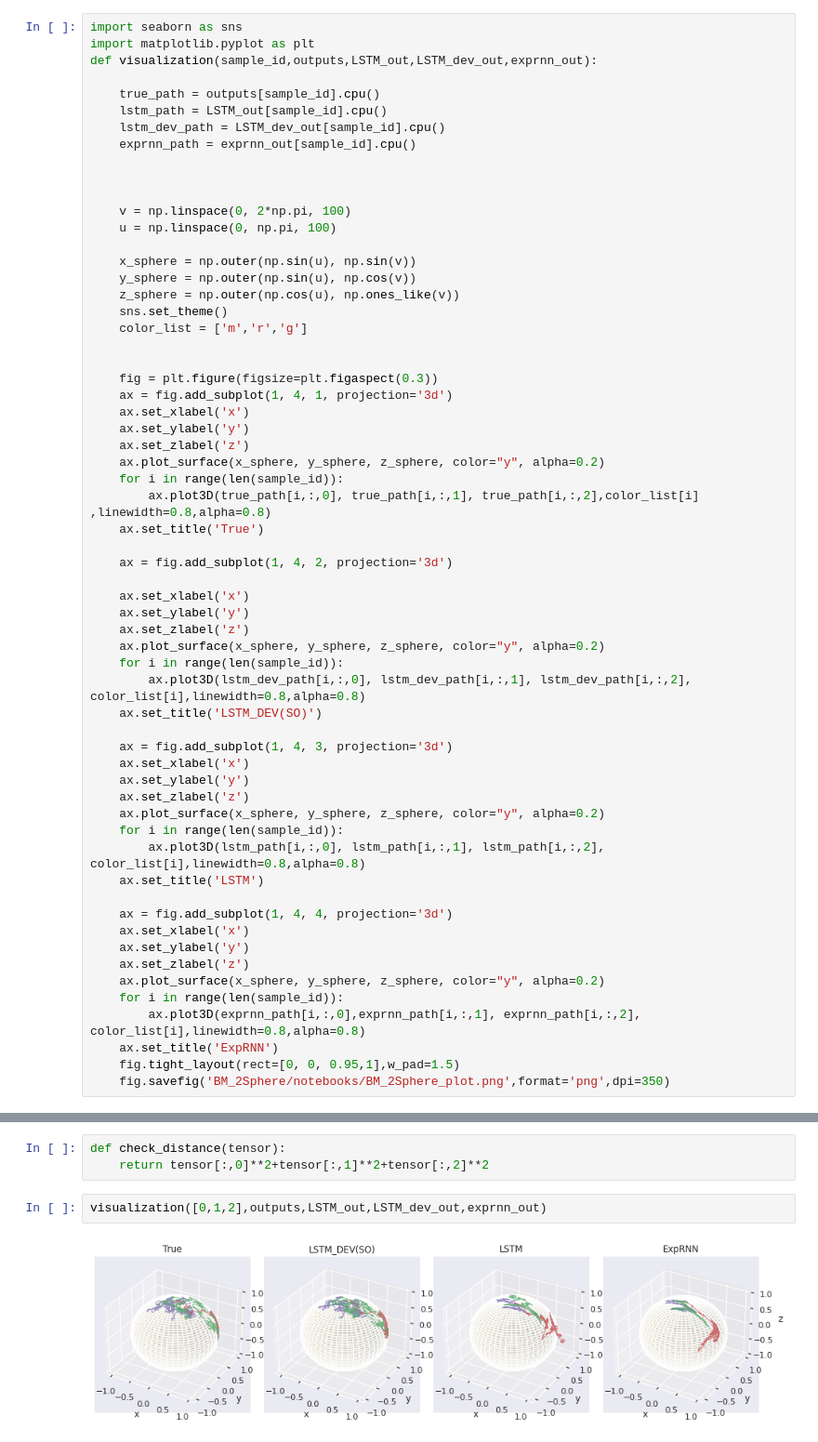
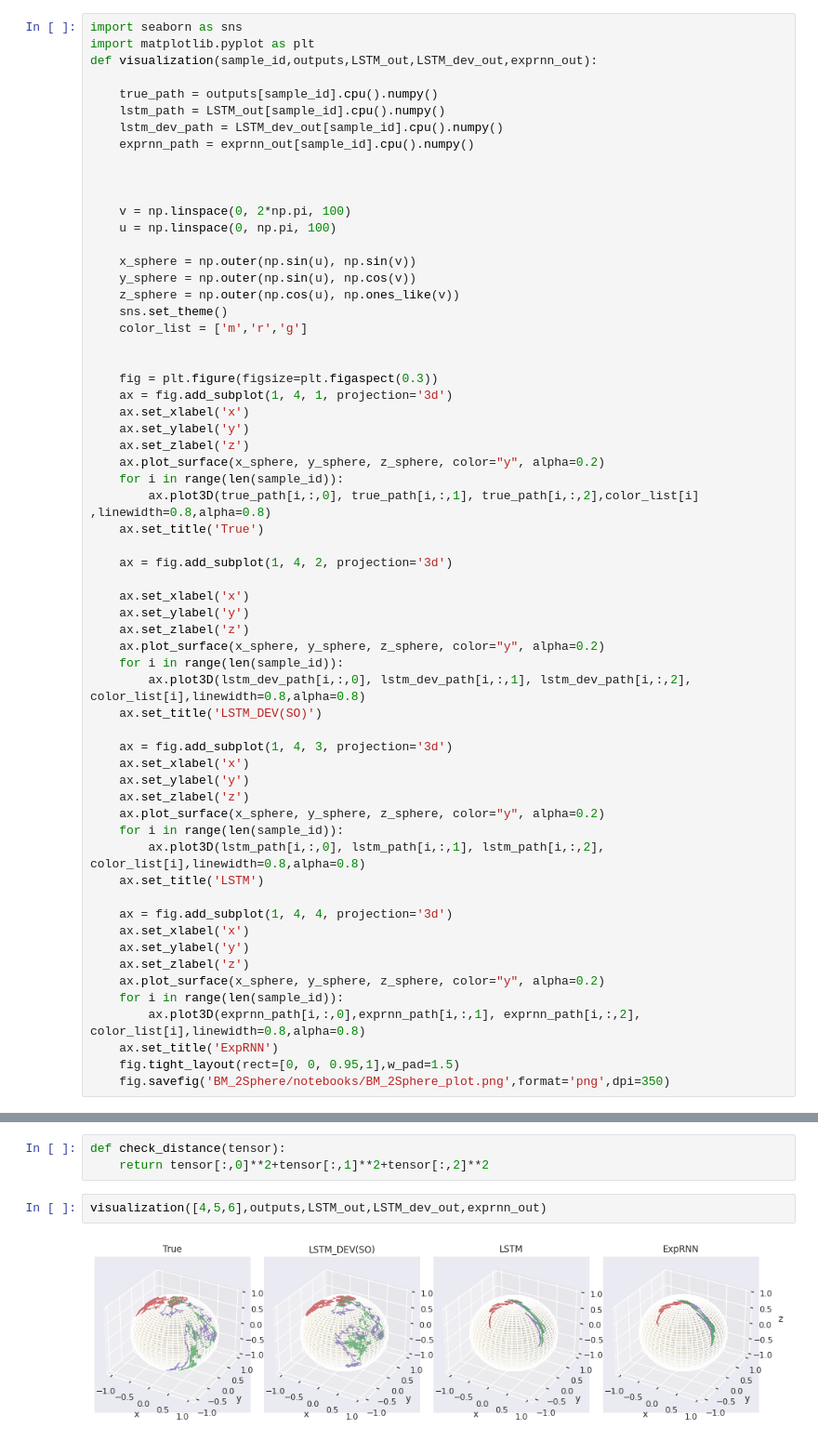
Before and after one commit to PDevNet/DevNet, a Jupyter notebook: BM_2Sphere/notebooks/2sphere.ipynb, the cells around one changed output, grey strips where cells are left out. Shown at 93% size. Saved outputs shown, nothing was run; the diff lists cells and outputs as text.

```diff
--- a/BM_2Sphere/notebooks/2sphere.ipynb
+++ b/BM_2Sphere/notebooks/2sphere.ipynb
@@ -108,10 +106,10 @@ import seaborn as sns
 import matplotlib.pyplot as plt
 def visualization(sample_id,outputs,LSTM_out,LSTM_dev_out,exprnn_out):
 
-    true_path = outputs[sample_id].cpu()
-    lstm_path = LSTM_out[sample_id].cpu()
-    lstm_dev_path = LSTM_dev_out[sample_id].cpu()
-    exprnn_path = exprnn_out[sample_id].cpu()
+    true_path = outputs[sample_id].cpu().numpy()
+    lstm_path = LSTM_out[sample_id].cpu().numpy()
+    lstm_dev_path = LSTM_dev_out[sample_id].cpu().numpy()
+    exprnn_path = exprnn_out[sample_id].cpu().numpy()
 
 
 
@@ -172,6 +166,6 @@ torch.Size([500, 3])
 def check_distance(tensor):
     return tensor[:,0]**2+tensor[:,1]**2+tensor[:,2]**2
 # %%
-visualization([0,1,2],outputs,LSTM_out,LSTM_dev_out,exprnn_out)
+visualization([4,5,6],outputs,LSTM_out,LSTM_dev_out,exprnn_out)
 # %% [output]
-[figure, old version]
+[figure, new version]
```
Also changed, not shown: parts of 2 cells of this notebook.
